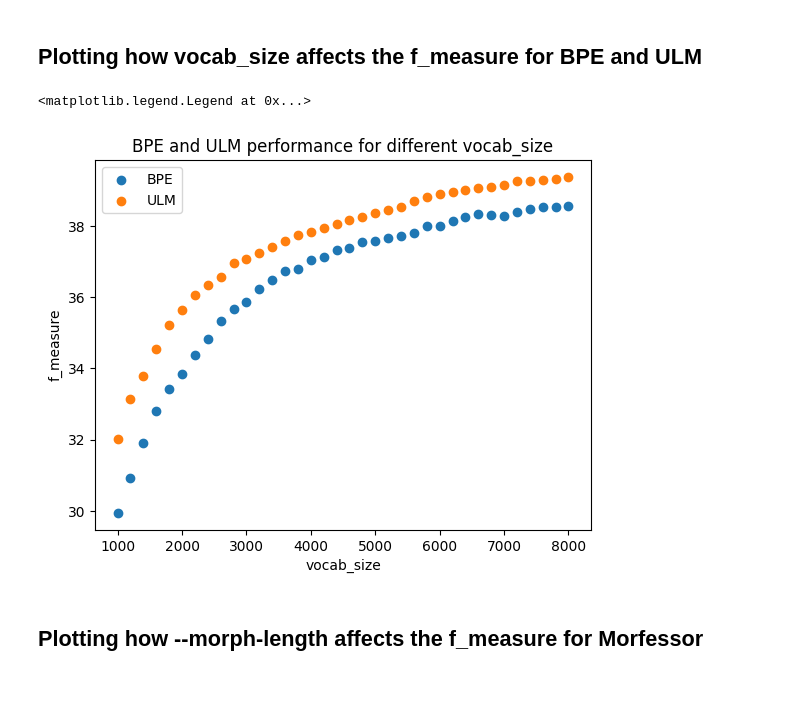
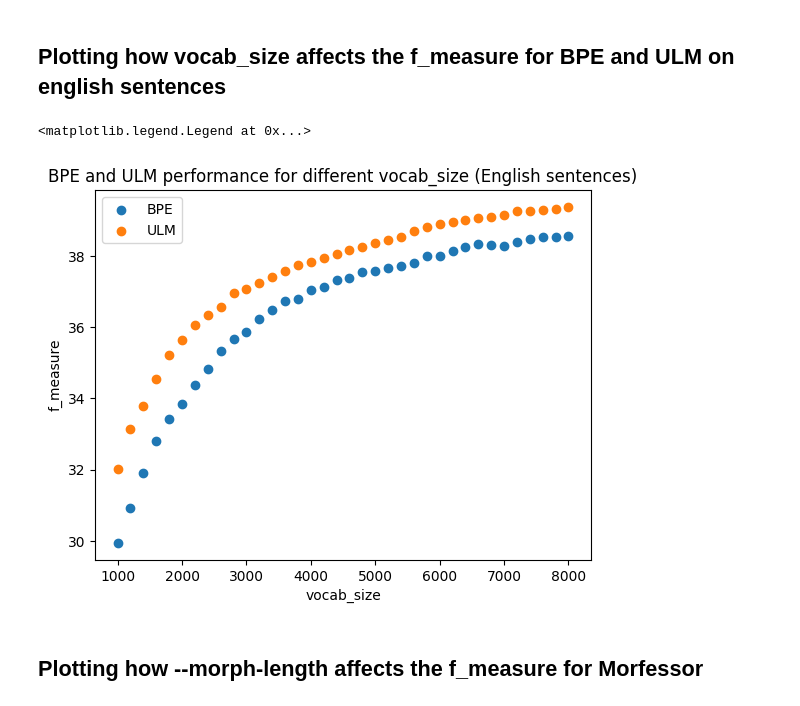
Before and after one commit to tanmaydeshp/NLP-Praktikum, a Jupyter notebook: segmentation_techniques/eval_plot.ipynb, the cells around one changed output. Drawn from its saved outputs; the diff is of its cells as text; code cells hidden in the pictures.

```diff
--- a/segmentation_techniques/eval_plot.ipynb
+++ b/segmentation_techniques/eval_plot.ipynb
@@ -1,5 +1,5 @@
 # %% [markdown]
-## Plotting how vocab_size affects the f_measure for BPE and ULM
+## Plotting how vocab_size affects the f_measure for BPE and ULM on english sentences
 # %%
 import matplotlib.pyplot as plt, numpy as np
 import json
@@ -34,17 +34,17 @@ extract_fscores("morfessor_training_types", fscores_morfessor_training_types)
 # %%
 x = list(fscores_bpe.keys())
 y1 = list(fscores_bpe.values())
 y2 = list(fscores_ulm.values())
 fig, ax = plt.subplots()
 ax.set_xlabel('vocab_size')
 ax.set_ylabel('f_measure')
-ax.set_title('BPE and ULM performance for different vocab_size')
+ax.set_title('BPE and ULM performance for different vocab_size (English sentences)')
 ax.scatter(x, y1, label='BPE')
 ax.scatter(x, y2, label='ULM')
 ax.legend()
 # %% [output]
 <matplotlib.legend.Legend at 0x...>
-[figure, old version]
+[figure, new version]
 # %% [markdown]
 ## Plotting how --morph-length affects the f_measure for Morfessor
 # %%
```
Also changed, not shown: parts of 1 cell of this notebook, 14 other files.
